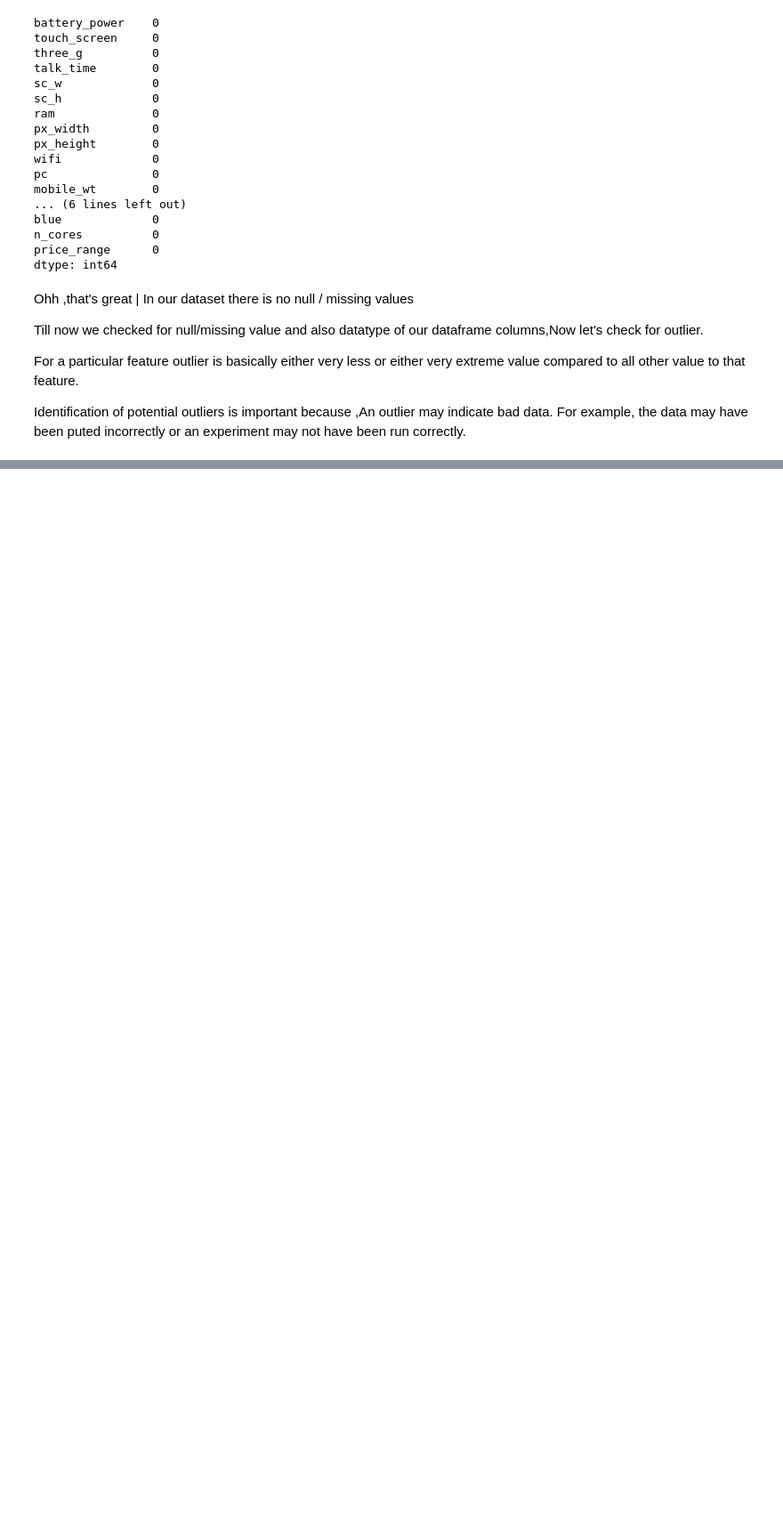
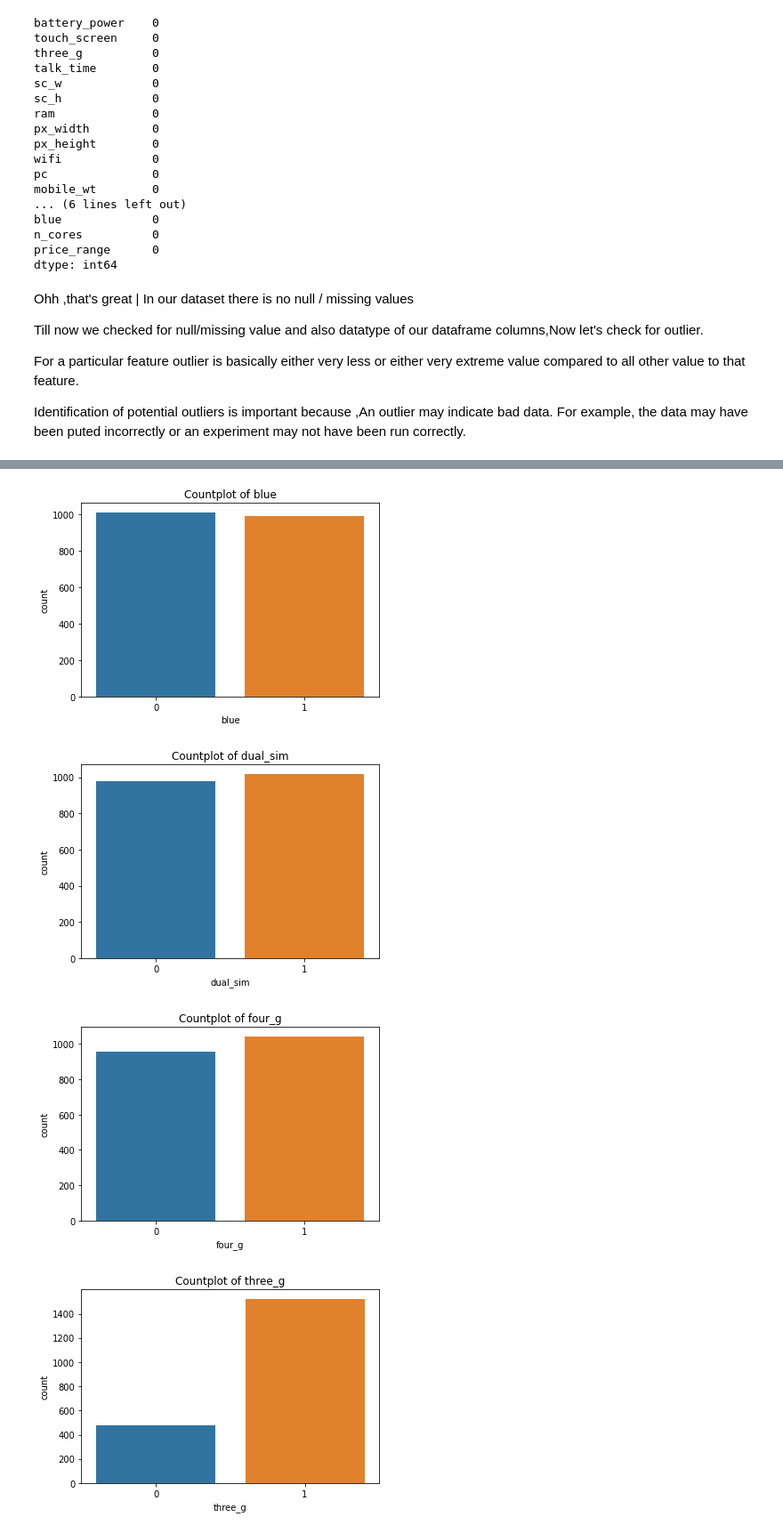
Before and after one commit to Vinni1798/Mobile-price-range-prediction, a Jupyter notebook: Mobile_Price_Prediction.ipynb, the cells around one changed output, grey strips where cells are left out. Shown at 89% size. Cells and saved outputs as stored; diff of their text form; code cells hidden in the pictures; blank space fills up the shorter version.

```diff
--- a/Mobile_Price_Prediction.ipynb
+++ b/Mobile_Price_Prediction.ipynb
@@ -183,0 +215,10 @@ Identification of potential outliers is important because ,An outlier may indica
+# %%
+for col in mobile_df_copy[catcols]:
+    plt.title(f'Countplot of {col}')
+    sns.countplot(mobile_df_copy[col])
+    plt.show()
+# %% [output]
+[figure, added]
+[figure, added]
+[figure, added]
+[figure, added]
```
Also changed, not shown: parts of 36 cells of this notebook.
